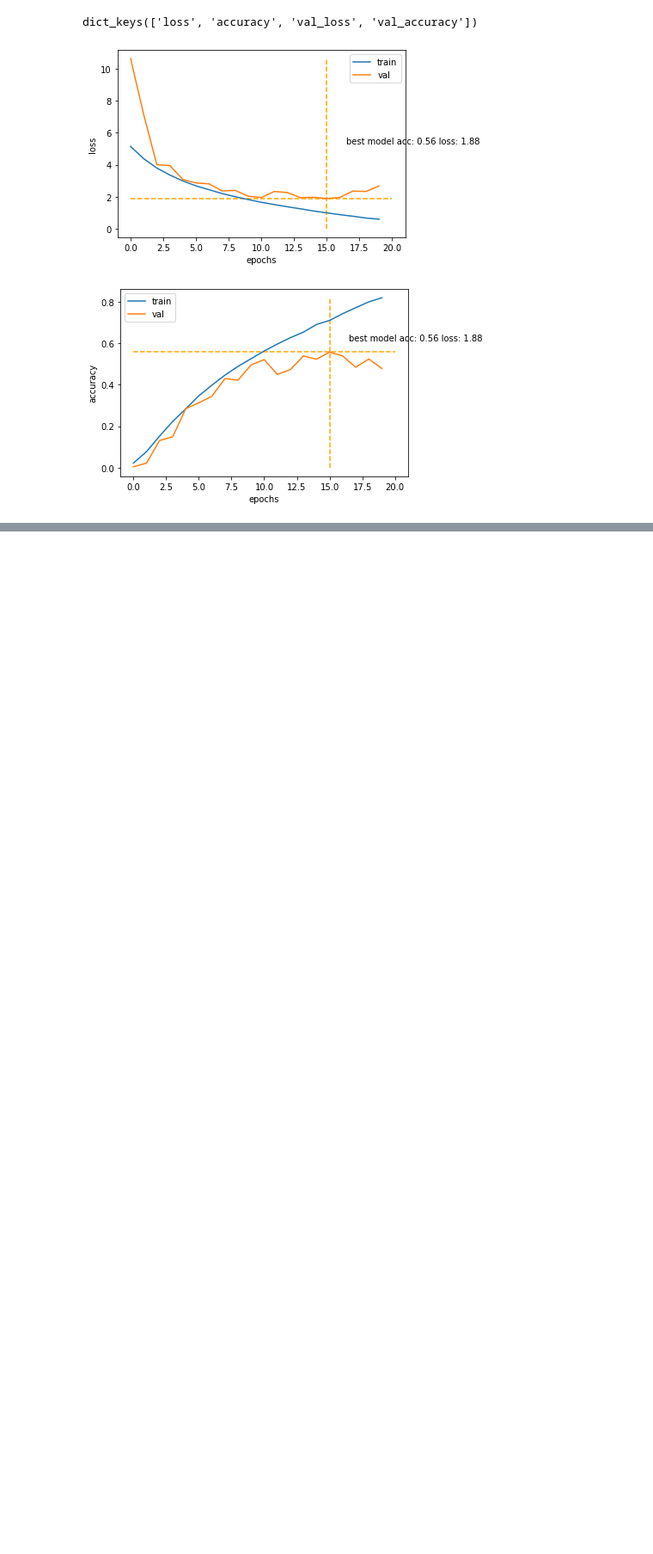
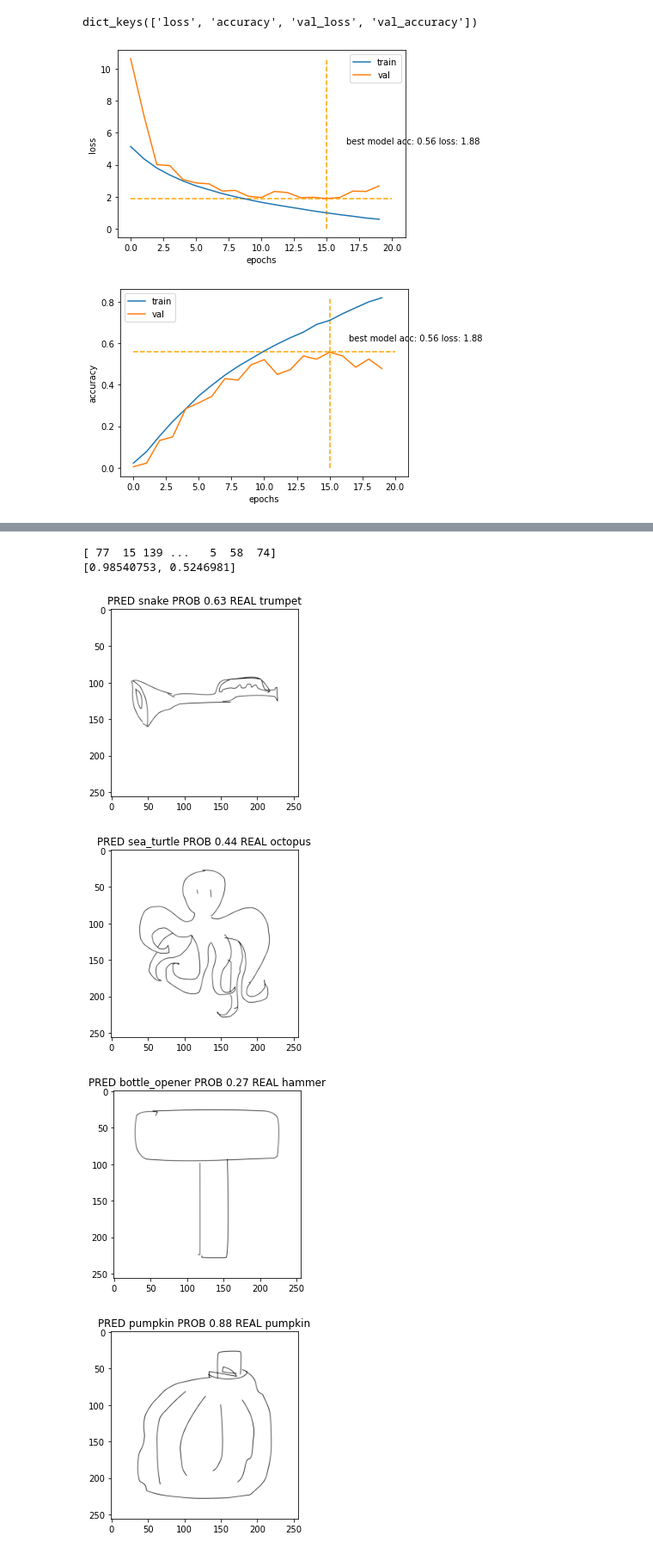
Before and after one commit to MartinVIllesca/CC6204, a Jupyter notebook: CC7221/tarea1/squeeze_n_excitation.ipynb, the cells around one changed output, grey strips where cells are left out. Shown at 86% size. Drawn from its saved outputs; the diff is of its cells as text; code cells hidden in the pictures; blank space fills up the shorter version.

```diff
--- a/CC7221/tarea1/squeeze_n_excitation.ipynb
+++ b/CC7221/tarea1/squeeze_n_excitation.ipynb
@@ -373,0 +403,5 @@ dict_keys(['loss', 'accuracy', 'val_loss', 'val_accuracy'])
+# %%
+import sklearn.metrics as met
+
+best_model = keras.models.load_model('./drive/My Drive/dataCC7221/model1squeeze/model.16-1.88.h5')
+loss, acc = best_model.evaluate(X_test, y_test, batch_size=32, )
@@ -373,0 +410,3 @@ dict_keys(['loss', 'accuracy', 'val_loss', 'val_accuracy'])
+# %%
+# obtener metricas por clase
+y_pred = best_model.predict(X_test, verbose=1)
@@ -373,0 +415,22 @@ dict_keys(['loss', 'accuracy', 'val_loss', 'val_accuracy'])
+# %%
+y_pred_ = np.argmax(layers.Softmax()(y_pred), axis=1)
+print(y_pred_)
+y_pred_scores = [l[y_pred_[i]].numpy() for i, l in enumerate(layers.Softmax()(y_pred))]
+print(y_pred_scores[:2])
+# %% [output]
+[ 77  15 139 ...   5  58  74]
+[0.98540753, 0.5246981]
+# %%
+for n in range(10):
+  n = np.random.randint(0, len(y_test), size=1)[0]
+  # printear real
+  plt.imshow(X_test[n].reshape((img_size,img_size)), cmap='Greys_r')
+  plt.title('PRED {} PROB {:.2f} REAL {}'.format(real_labels[y_pred_[n]],
+                                                 y_pred_scores[n],
+                                                 real_labels[y_test[n]]))
+  plt.show()
+# %% [output]
+[figure, added]
+[figure, added]
+[figure, added]
+[figure, added]
```
Also changed, not shown: parts of 26 cells of this notebook.
